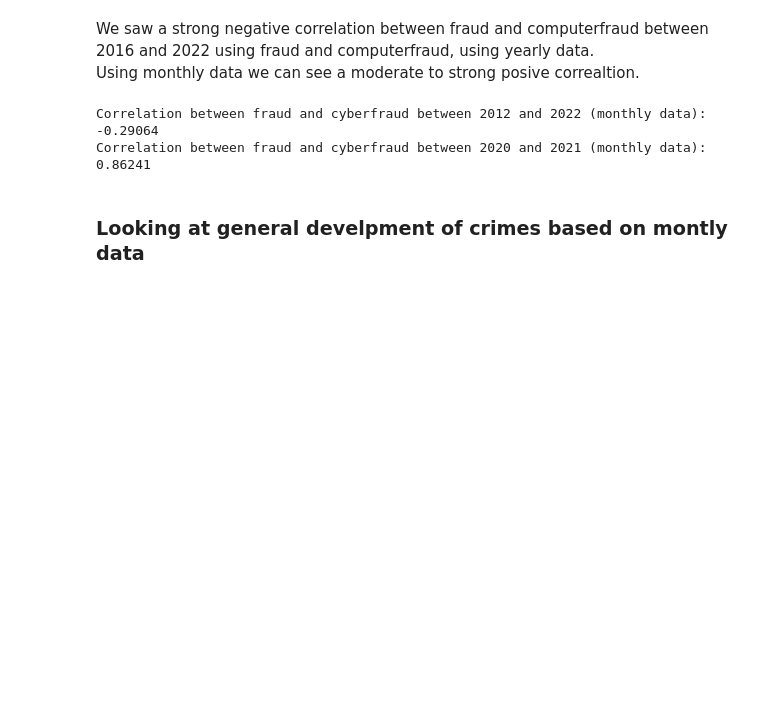
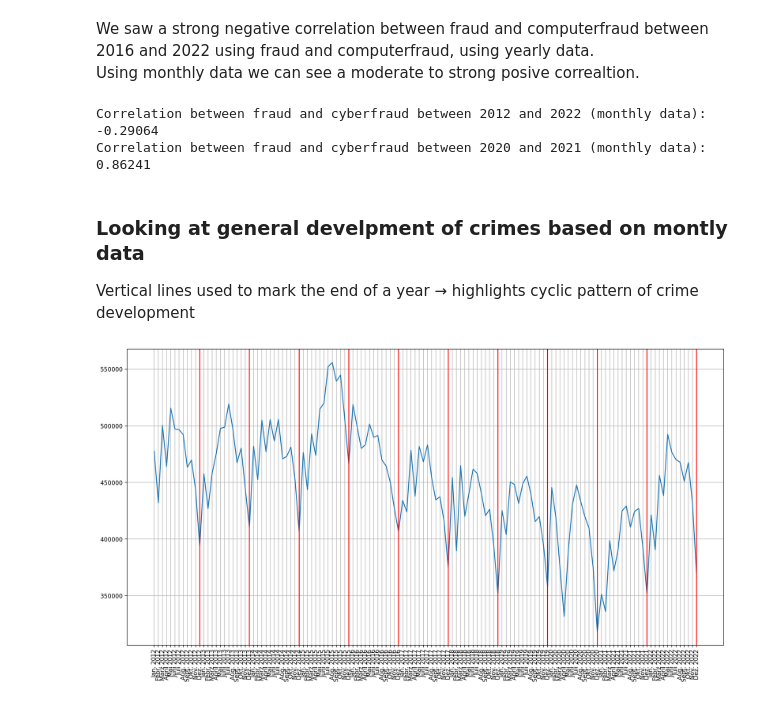
Before and after one commit to LukaslWeber/DataLit-Crime-Project, a Jupyter notebook: temporal_exploraton.ipynb, the cells around one changed output. Drawn from its saved outputs; the diff is of its cells as text; code cells hidden in the pictures; blank space fills up the shorter version.

Commit message:
added some lines

```diff
--- a/temporal_exploraton.ipynb
+++ b/temporal_exploraton.ipynb
@@ -577,3 +577,21 @@ Correlation between fraud and cyberfraud between 2012 and 2022 (monthly data): -
 Correlation between fraud and cyberfraud between 2020 and 2021 (monthly data): 0.86241
 # %% [markdown]
 ### Looking at general develpment of crimes based on montly data
+
+Vertical lines used to mark the end of a year &rarr; highlights cyclic pattern of crime development
+# %%
+key = '------'
+
+overall_crimes = get_cases_by_year(key, df_years, False)
+flat_overall_crimes = [element for year in overall_crimes for element in year]
+
+fig, axs = plt.subplots(figsize=(18,9))
+axs.plot(x_labels, flat_overall_crimes)
+axs.tick_params(axis='x', rotation=90)
+axs.grid(True)
+
+for year in years:
+    tick = 'Dez. ' + str(year)
+    axs.axvline(x=tick , color='red')
+# %% [output]
+[figure, added]
```
